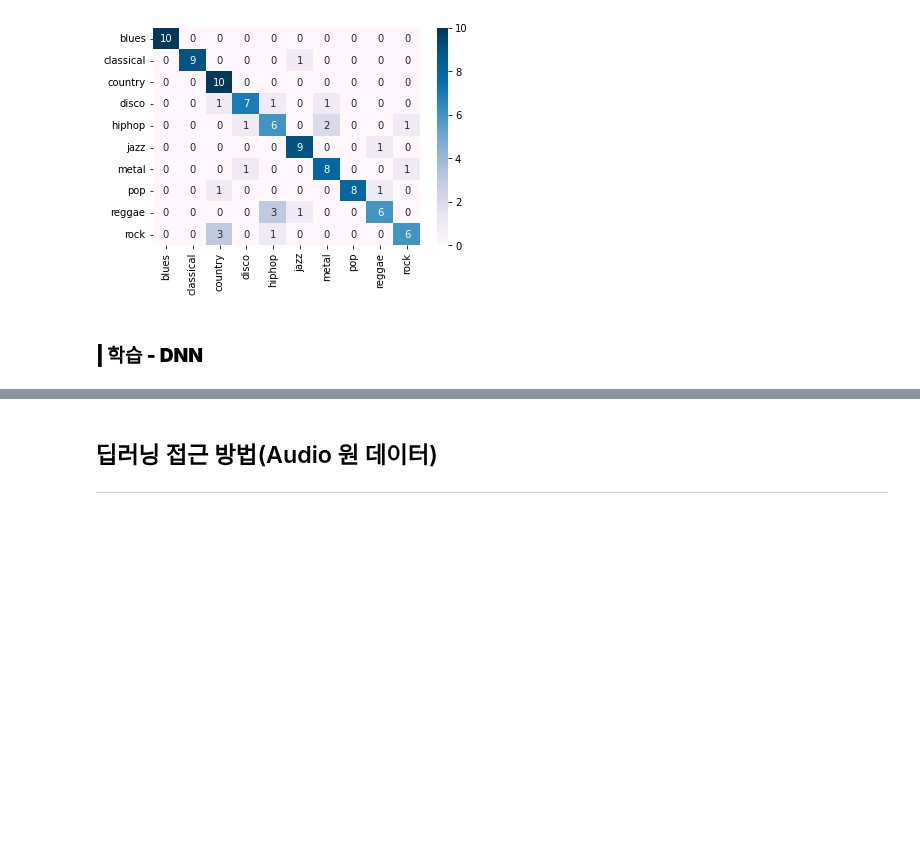
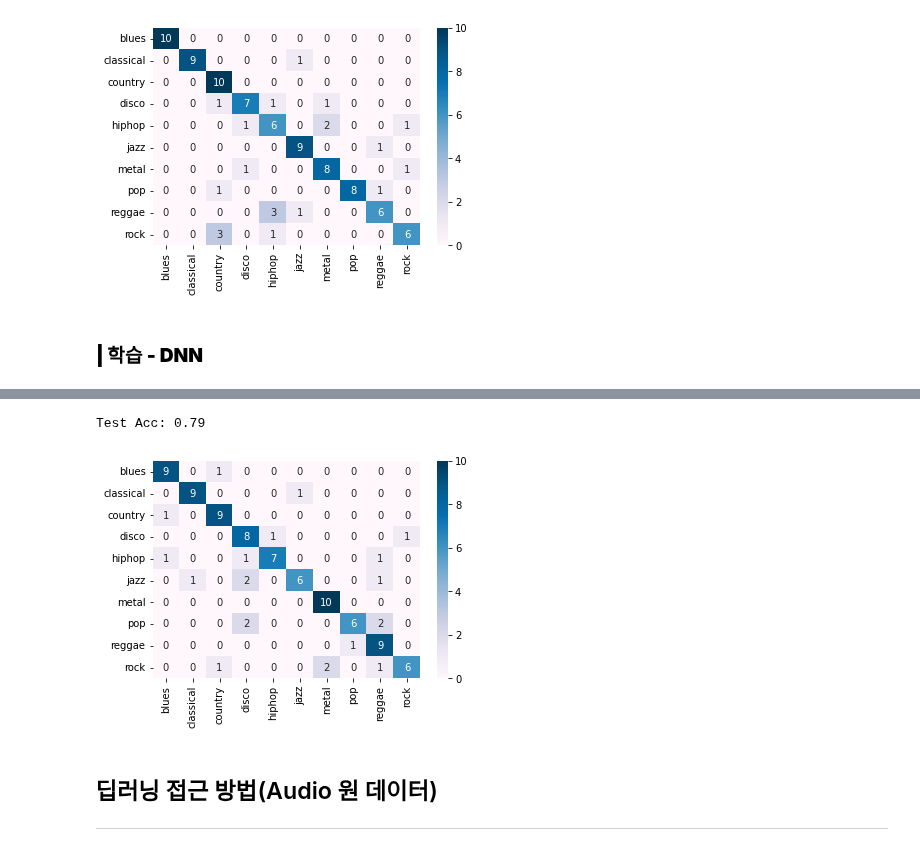
Before and after one commit to yebiny/SkillTreePython-DeepLearning, a Jupyter notebook: 04.Paper-with-code/comment/ch04_05_WaveNet.ipynb, the cells around one changed output, grey strips where cells are left out. Saved outputs shown, nothing was run; the diff lists cells and outputs as text; code cells hidden in the pictures; blank space fills up the shorter version.

```diff
--- a/04.Paper-with-code/comment/ch04_05_WaveNet.ipynb
+++ b/04.Paper-with-code/comment/ch04_05_WaveNet.ipynb
@@ -220,0 +221,12 @@ Test Acc: 0.79
+# %%
+# 딥러닝 (Dense layer)
+def build_dnn():
+  x = layers.Input(shape=(57,))
+  y = layers.Dense(1024, activation='relu')(x)
+  y = layers.Dense(128, activation='relu')(y)
+  y = layers.Dense(10, activation='softmax')(y)
+  model = models.Model(x, y)
+  return model
+# %%
+dnn = build_dnn()
+dnn.summary()
@@ -220,0 +251,6 @@ Test Acc: 0.79
+# %%
+dnn.compile(loss='sparse_categorical_crossentropy',
+              optimizer='adam',
+              metrics=['accuracy'])
+# %%
+dnn.fit(x_train, y_train, epochs=15, batch_size=8)
@@ -221,3 +276,8 @@ Test Acc: 0.79
+# %%
+show_result(dnn, x_test, y_test, proba=True)
+# %% [output]
+Test Acc: 0.79
+[figure, added]
 # %% [markdown]
 ## 딥러닝 접근 방법(Audio 원 데이터)
 ---
```
Also changed, not shown: parts of 4 cells of this notebook.
